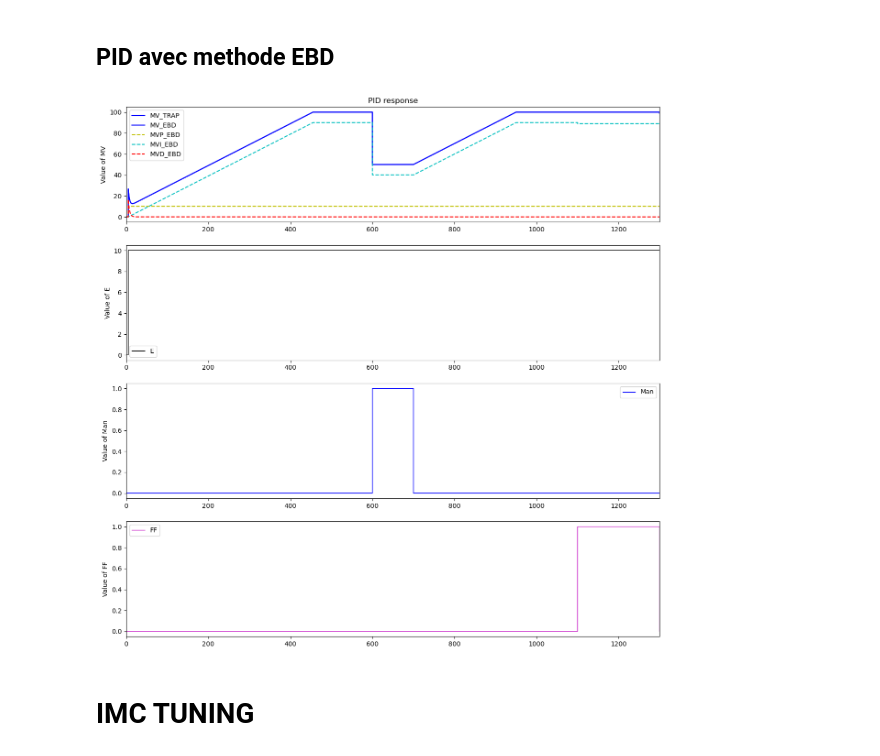
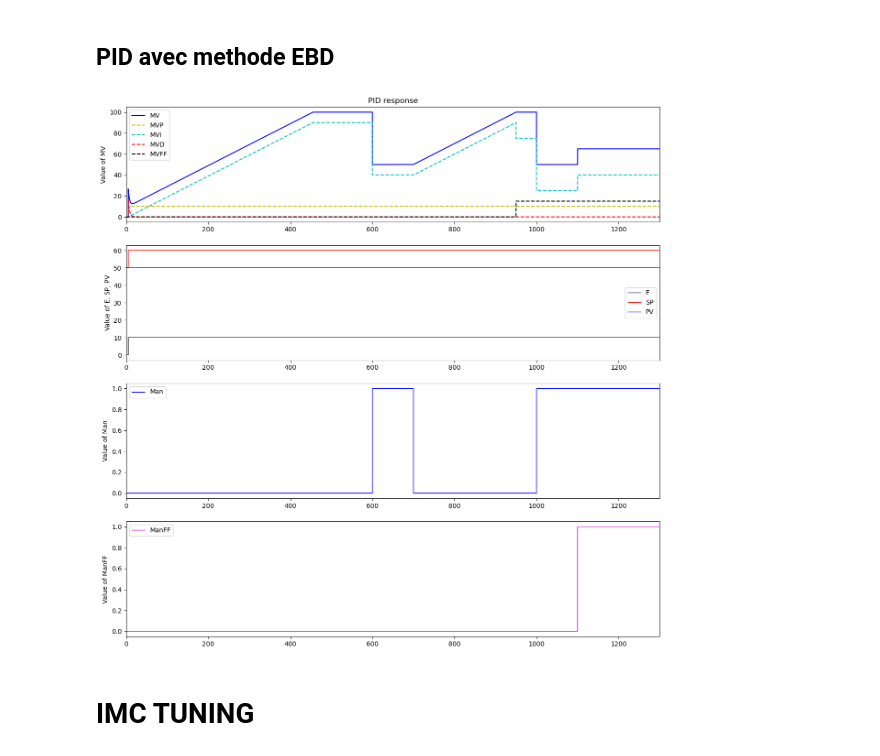
Before and after one commit to LASS2Y/ControlAndTheory, a Jupyter notebook: package_lab.ipynb, the cells around one changed output. Cells and saved outputs as stored; diff of their text form; code cells hidden in the pictures.

```diff
--- a/package_lab.ipynb
+++ b/package_lab.ipynb
@@ -106,13 +106,15 @@ DV =[]
 Man = []
 MVMan = []
 MVFF = []
+ManFF = []
 MVManPath = {0:50, TSim:50}
 SPPath = {0: 50, 5: 60, TSim : 60}
 PVPath = {0:50, 5:50, TSim:50}
 
 
-ManPath = {0: False, 600: True, 700:False, TSim : False}
-MVFFPath = {0:0, 1100: True, TSim : False}
+ManPath = {0: False, 600: True, 700:False, 1000: True, TSim : True}
+MVFFPath = {0:0, 950: 15, TSim : 15}
+ManFFPath = {0: False, 1100: True, TSim: True}
 
 Kc = 1
 Ti = 50
@@ -139,59 +141,64 @@ for i in range(0,N):
     SelectPath_RT(ManPath, t,Man)
     SelectPath_RT(MVManPath, t,MVMan)
     SelectPath_RT(MVFFPath, t, MVFF)
+    SelectPath_RT(ManFFPath, t, ManFF)
 
-    PID_RT(SP, PV, Man, MVMan, MVFF, Kc, Ti, Td, alpha, Ts, MVmin, MVmax, MV, MVP, MVI, MVD, E,False,0,"EBD-EBD")
+    PID_RT(SP, PV, Man, MVMan, MVFF, Kc, Ti, Td, alpha, Ts, MVmin, MVmax, MV, MVP, MVI, MVD, E, ManFF[-1] ,0,"EBD-EBD")
+
 
 plt.figure(figsize = (15,15))
 plt.subplot(4,1,1)
-plt.step(t,MV,'b-',label='MV_TRAP',where='post')
+#plt.step(t,MV,'b-',label='MV_TRAP',where='post')
 #plt.step(t,MVP,'y-',label='MVP_TRAP',where='post')
 #plt.step(t,MVI,'g-',label='MVI_TRAP',where='post')
 #plt.step(t,MVD,'r-',label='MVD_TRAP',where='post')
 #plt.step(t,E ,'-m',linewidth=0.5,label='E_TRAP',where='post')
 
-plt.step(t,MV,'b-',label='MV_EBD',where='post')
-plt.step(t,MVP,'--y',label='MVP_EBD',where='post')
-plt.step(t,MVI,'--c',label='MVI_EBD',where='post')
-plt.step(t,MVD,'--r',label='MVD_EBD',where='post')
+plt.step(t,MV,'b-',label='MV',where='post')
+plt.step(t,MVP,'--y',label='MVP',where='post')
+plt.step(t,MVI,'--c',label='MVI',where='post')
+plt.step(t,MVD,'--r',label='MVD',where='post')
+plt.step(t,MVFF,'--k',label='MVFF',where='post')
 #plt.step(t,E2 ,'-m',linewidth=0.5,label='E_EBD',where='post')
 #plt.step(t,SP ,'c--',linewidth=0.5,label='E',where='post')
 
 plt.ylabel('Value of MV')
 plt.title('PID response')
 plt.legend(loc='best')
 plt.xlim([0, TSim])
 
 # E
 plt.subplot(4,1,2)
 plt.step(t,E ,'k-',linewidth=1,label='E',where='post')
-plt.ylabel('Value of E')
+plt.step(t,SP ,'r-',linewidth=1,label='SP',where='post')
+plt.step(t,PV ,'b-',linewidth=1,label='PV',where='post')
+plt.ylabel('Value of E, SP, PV')
 plt.legend(loc='best')
 plt.xlim([0, TSim])
 
 # Man
 plt.subplot(4,1,3)
 plt.step(t,Man,'b-',linewidth=1,label='Man',where='post')
 plt.ylabel('Value of Man')
 plt.legend(loc='best')
 plt.xlim([0, TSim])
 
-# FF
+# ManFF
 plt.subplot(4,1,4)
-plt.step(t,MVFF,'m-',linewidth=1,label='FF',where='post')
-plt.ylabel('Value of FF')
+plt.step(t,ManFF,'m-',linewidth=1,label='ManFF',where='post')
+plt.ylabel('Value of ManFF')
 plt.legend(loc='best')
 plt.xlim([0, TSim])
 
 nameFile = 'Plots/Step_Response_PID_EBD_alpha_influence'
 
 if not os.path.exists('Plots'):
     os.makedirs('Plots')
 
 #plt.savefig(nameFile + '.png',transparent=True)
 #plt.savefig(nameFile + '.pdf',transparent=True)
 # %% [output]
-[figure, old version]
+[figure, new version]
 # %% [markdown]
 # IMC TUNING
 # %%
```
Also changed, not shown: 4 other files.
